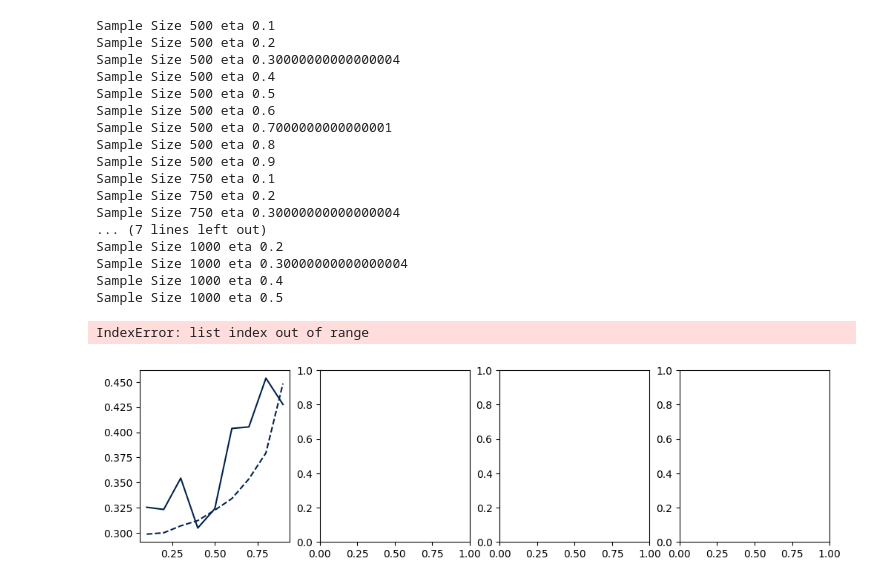
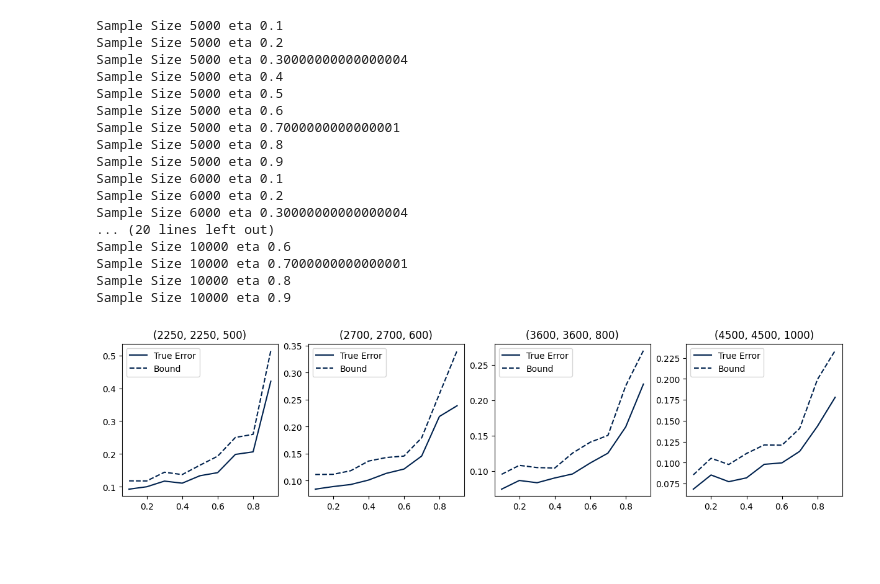
Before and after one commit to ThomasWalker1/Generalization-of-Neural-Networks, a Jupyter notebook: Generalization in Deep Learning/Research Question/experiment_mnist2.ipynb, the cells around one changed output. Cells and saved outputs as stored; diff of their text form; code cells hidden in the pictures; blank space fills up the shorter version.

Commit message:
MNIST Experiment

```diff
--- a/Generalization in Deep Learning/Research Question/experiment_mnist2.ipynb
+++ b/Generalization in Deep Learning/Research Question/experiment_mnist2.ipynb
@@ -21,7 +21,7 @@ BATCH_SIZE = 250
 LEARNING_RATE = 0.1
 MOMENTUM = 0.9
 
-NUM_UNDERLYING_DISTRIBUTION = 30000
+NUM_UNDERLYING_DISTRIBUTION = 60000
 # %%
 DATASET = torchvision.datasets.MNIST(root='../data', train=True, transform=transforms.ToTensor(), download=True)
 
@@ -122,7 +122,7 @@ def get_bound(num_samples, eta, zeta, gamma, alpha, delta):
     p_L=beta.ppf(alpha,int(num_approx*p_hat),int(num_approx-num_approx*p_hat+1))
 
     log_component = np.log((1-p_L+np.sqrt((1-p_L)**2+4*delta**(1/num_empirical_error)*p_L))/(2*delta**(1/num_empirical_error)))
-    bound=(1-train_accuracy)+np.sqrt(log_component/2)
+    bound=(1-empirical_accuracy)+np.sqrt(log_component/2)
 
     return 1-true_accuracy, 1-empirical_accuracy, bound, 1-(delta+alpha*(1-delta)), num_approx, num_empirical_error, num_train
 # %%
@@ -131,7 +131,7 @@ GAMMA=0.5
 ALPHA=0.025
 DELTA=0.025
 
-SAMPLE_SIZES=[500,750,1000,1500]
+SAMPLE_SIZES=[5000,6000,8000,10000]
 ETAS=np.linspace(0.1,0.9,9)
 
 true_errors=[[] for n in range(len(SAMPLE_SIZES))]
@@ -152,32 +152,32 @@ for k,sample_size in enumerate(SAMPLE_SIZES):
         n_ts[k].append(n_t)
         print('Sample Size {} eta {}'.format(sample_size,eta))
 # %% [output]
-Sample Size 500 eta 0.1
-Sample Size 500 eta 0.2
-Sample Size 500 eta 0.30000000000000004
-Sample Size 500 eta 0.4
-Sample Size 500 eta 0.5
-Sample Size 500 eta 0.6
-Sample Size 500 eta 0.7000000000000001
-Sample Size 500 eta 0.8
-Sample Size 500 eta 0.9
-Sample Size 750 eta 0.1
-Sample Size 750 eta 0.2
-Sample Size 750 eta 0.30000000000000004
-... (7 lines left out)
-Sample Size 1000 eta 0.2
-Sample Size 1000 eta 0.30000000000000004
-Sample Size 1000 eta 0.4
-Sample Size 1000 eta 0.5
+Sample Size 5000 eta 0.1
+Sample Size 5000 eta 0.2
+Sample Size 5000 eta 0.30000000000000004
+Sample Size 5000 eta 0.4
+Sample Size 5000 eta 0.5
+Sample Size 5000 eta 0.6
+Sample Size 5000 eta 0.7000000000000001
+Sample Size 5000 eta 0.8
+Sample Size 5000 eta 0.9
+Sample Size 6000 eta 0.1
+Sample Size 6000 eta 0.2
+Sample Size 6000 eta 0.30000000000000004
+... (20 lines left out)
+Sample Size 10000 eta 0.6
+Sample Size 10000 eta 0.7000000000000001
+Sample Size 10000 eta 0.8
+Sample Size 10000 eta 0.9
 # %%
-fig, axs = plt.subplots(1,4,figsize=(12,3))
+fig, axs = plt.subplots(1,4,figsize=(12,3),layout='constrained')
 colors = plt.cm.cividis(np.linspace(0, 1, len(sample_sizes)))
 for i, ax in enumerate(axs):
     ax.plot(props_to_approx, true_errors[i], color=colors[0], label='True Error')
     ax.plot(props_to_approx, bounds[i], color=colors[0], label='Bound', linestyle='dashed')
     #col.plot(props_to_approx, empirical_errors[i*2+j], color=colors[0], label='Empirical Error', linestyle='dotted')
-    ax.set_title('Train {}, Err {}, App {}'.format(n_ts[i][0], n_es[i][0],n_as[i][0]))
+    ax.set_title('({}, {}, {})'.format(n_ts[i][0], n_es[i][0],n_as[i][0]))
     ax.legend()
+plt.savefig('plots/MNIST_Zeta_0.5.png')
 # %% [output]
-IndexError: list index out of range
-[figure, old version]
+[figure, new version]
```
